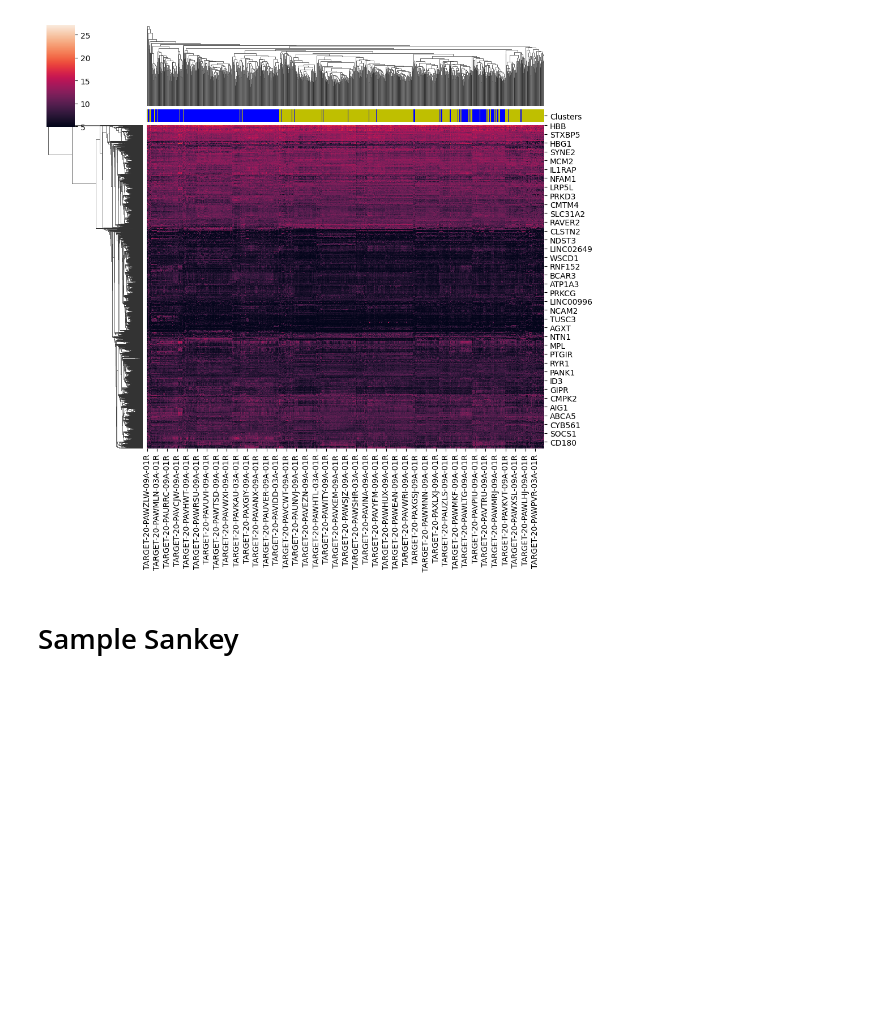
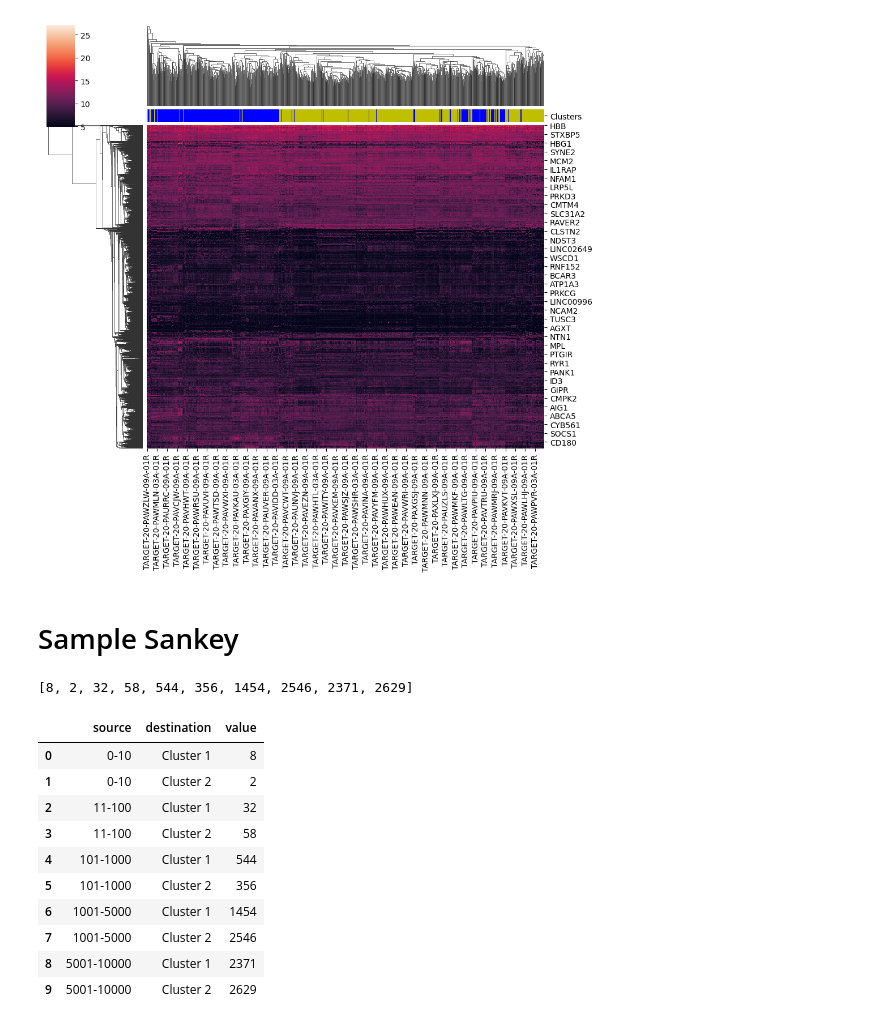
Before and after one commit to sckaff/pediatric-aml-analysis, a Jupyter notebook: Code/Assignment_3.ipynb, the cells around one changed output. Drawn from its saved outputs; the diff is of its cells as text; code cells hidden in the pictures; blank space fills up the shorter version.

```diff
--- a/Code/Assignment_3.ipynb
+++ b/Code/Assignment_3.ipynb
@@ -97,0 +81,25 @@ fig.show()
+# %%
+df = pd.read_csv('../Data/sankey.csv') #Read above CSV
+
+#Sort by Source and then Destination
+df['source'] = pd.Categorical(df['source'], ['0-10', "11-100", "101-1000", "1001-5000", "5001-10000"])
+df['destination'] = pd.Categorical(df['destination'], ["Cluster 1", "Cluster 2"])
+df.sort_values(['source', 'destination'], inplace = True)
+df.reset_index(drop=True)
+df.value.to_list()
+# %% [output]
+[8, 2, 32, 58, 544, 356, 1454, 2546, 2371, 2629]
+# %%
+df
+# %% [output]
+|  | source | destination | value |
+| 0 | 0-10 | Cluster 1 | 8 |
+| 1 | 0-10 | Cluster 2 | 2 |
+| 2 | 11-100 | Cluster 1 | 32 |
+| 3 | 11-100 | Cluster 2 | 58 |
+| 4 | 101-1000 | Cluster 1 | 544 |
+| 5 | 101-1000 | Cluster 2 | 356 |
+| 6 | 1001-5000 | Cluster 1 | 1454 |
+| 7 | 1001-5000 | Cluster 2 | 2546 |
+| 8 | 5001-10000 | Cluster 1 | 2371 |
+| 9 | 5001-10000 | Cluster 2 | 2629 |
```
Also changed, not shown: parts of 5 cells of this notebook, 1 other file.
